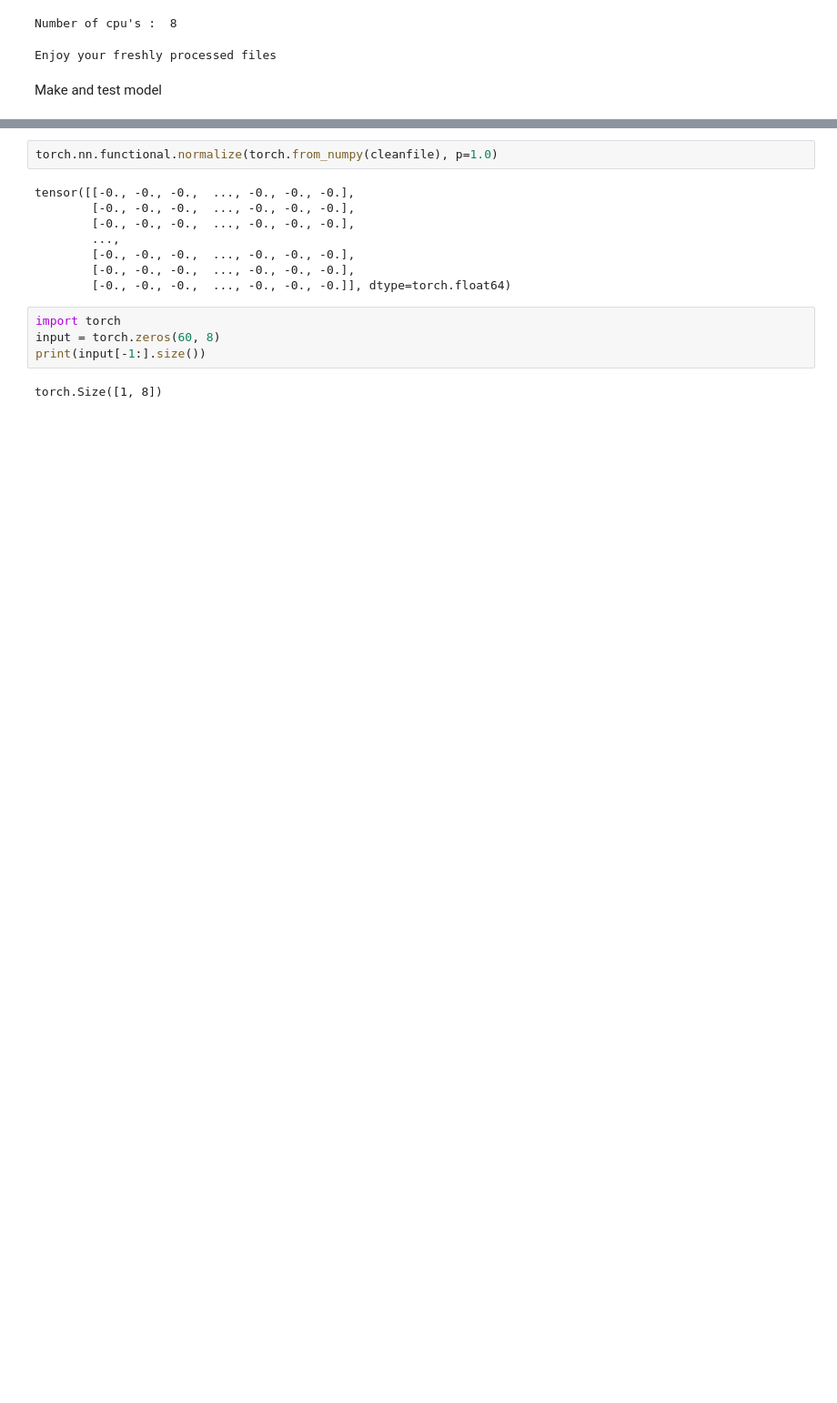
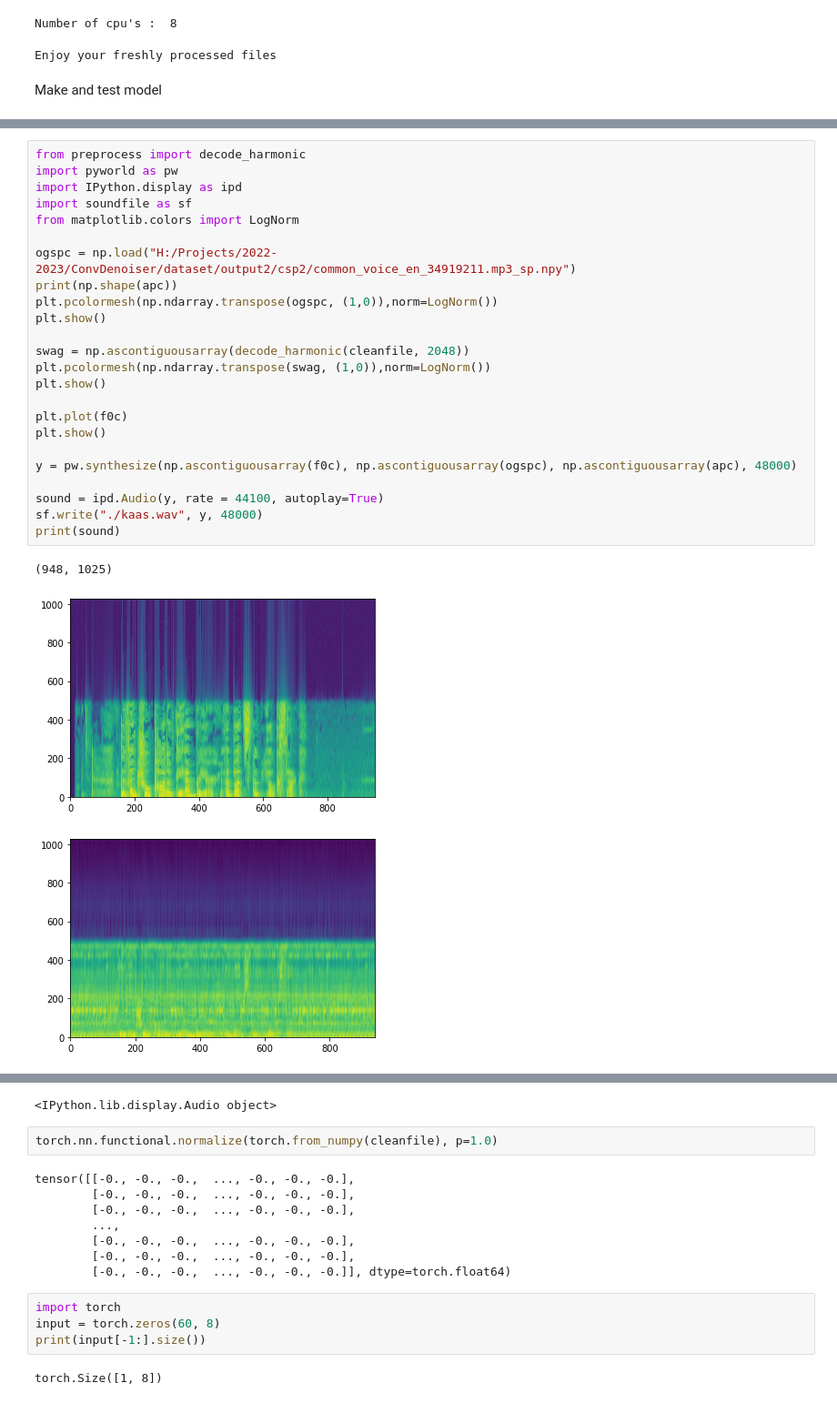
Before and after one commit to WouterBesse/ConvDenoiser, a Jupyter notebook: playground.ipynb, the cells around one changed output, grey strips where cells are left out. Shown at 91% size. Saved outputs shown, nothing was run; the diff lists cells and outputs as text; blank space fills up the shorter version.

```diff
--- a/playground.ipynb
+++ b/playground.ipynb
@@ -184,0 +275,28 @@ Testfile shape:  (1409, 60)
+# %%
+from preprocess import decode_harmonic
+import pyworld as pw
+import IPython.display as ipd
+import soundfile as sf
+from matplotlib.colors import LogNorm
+
+ogspc = np.load("H:/Projects/2022-2023/ConvDenoiser/dataset/output2/csp2/common_voice_en_34919211.mp3_sp.npy")
+print(np.shape(apc))
+plt.pcolormesh(np.ndarray.transpose(ogspc, (1,0)),norm=LogNorm())
+plt.show()
+
+swag = np.ascontiguousarray(decode_harmonic(cleanfile, 2048))
+plt.pcolormesh(np.ndarray.transpose(swag, (1,0)),norm=LogNorm())
+plt.show()
+
+plt.plot(f0c)
+plt.show()
+
+y = pw.synthesize(np.ascontiguousarray(f0c), np.ascontiguousarray(ogspc), np.ascontiguousarray(apc), 48000)
+
+sound = ipd.Audio(y, rate = 44100, autoplay=True)
+sf.write("./kaas.wav", y, 48000)
+print(sound)
+# %% [output]
+(948, 1025)
+[figure, added]
+[figure, added]
@@ -185,3 +304,4 @@ Testfile shape:  (1409, 60)
+<IPython.lib.display.Audio object>
 # %%
 torch.nn.functional.normalize(torch.from_numpy(cleanfile), p=1.0)
 # %% [output]
```
Also changed, not shown: parts of 11 cells of this notebook.
